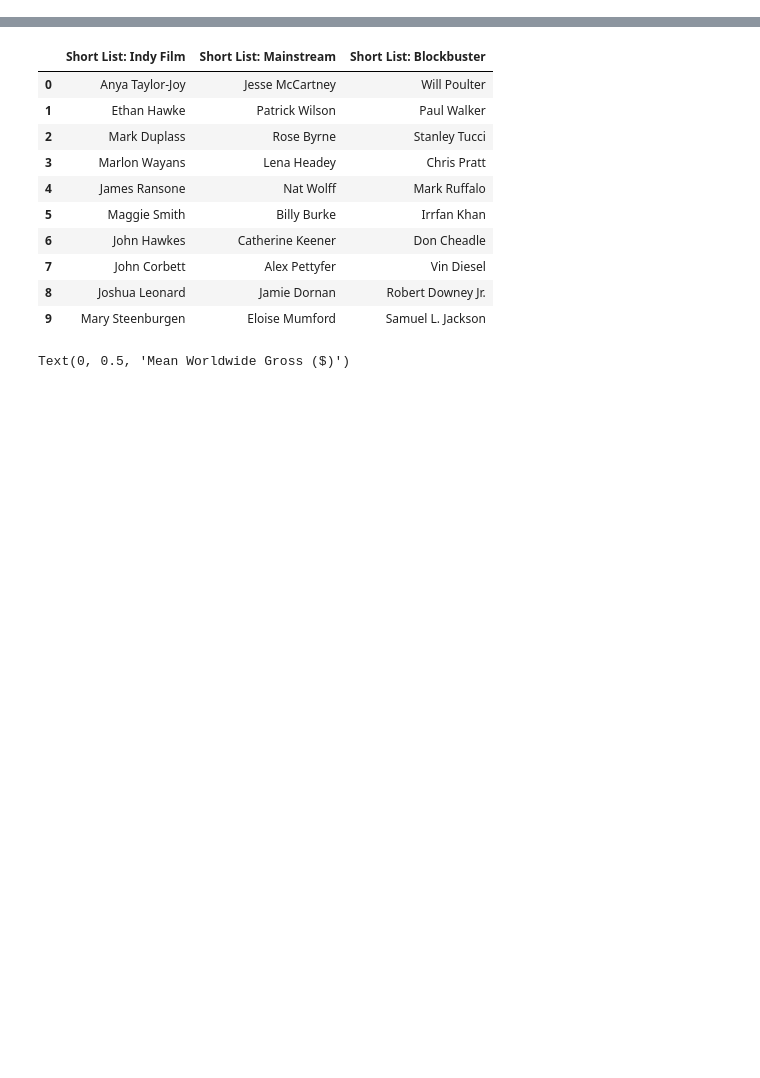
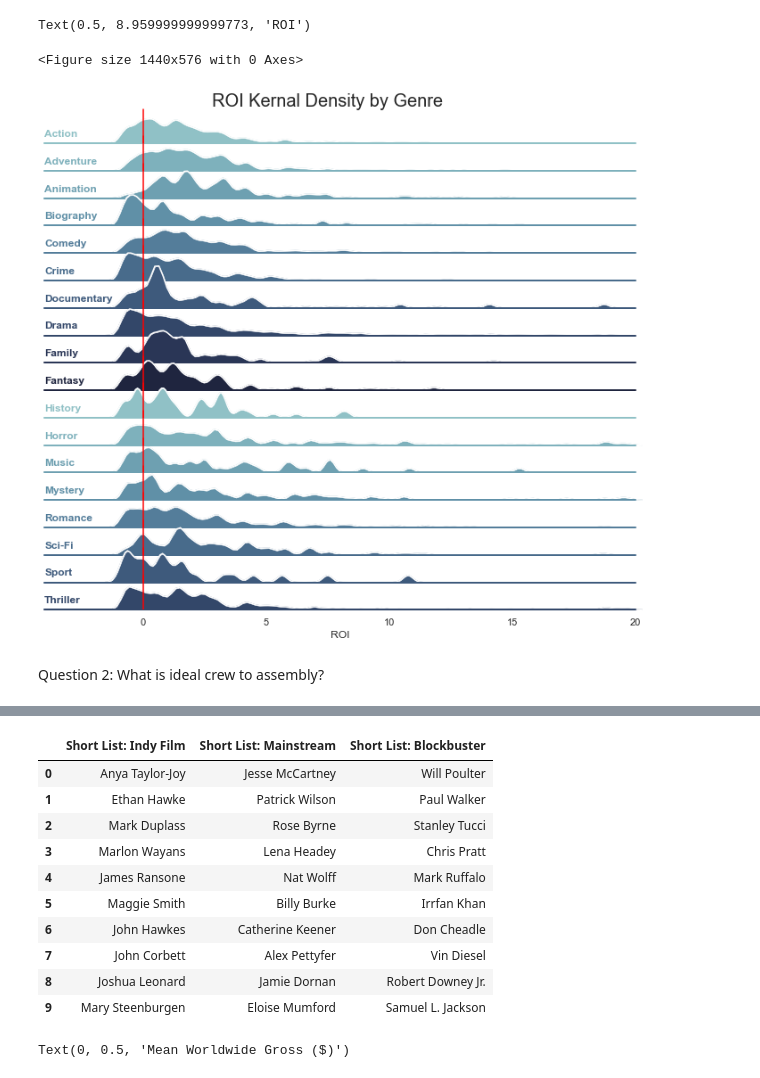
Before and after one commit to KyleDBetts/Project01, a Jupyter notebook: Movies_Project_KDB.ipynb, the cells around one changed output, grey strips where cells are left out. Saved outputs shown, nothing was run; the diff lists cells and outputs as text; code cells hidden in the pictures; blank space fills up the shorter version.

Commit message:
added documentation for first half

```diff
--- a/Movies_Project_KDB.ipynb
+++ b/Movies_Project_KDB.ipynb
@@ -299,0 +132,46 @@ See the caveats in the documentation: https://pandas.pydata.org/pandas-docs/stab
+# %%
+# It is helpful to plot all the genre KDEs on top of each other to compare odds of making a high ROI movie
+# Ridge plot documentation from: https://seaborn.pydata.org/examples/kde_ridgeplot
+plotdf = df_genre_f_dg[['genre', 'roi']]
+plotdf = plotdf.reset_index()
+
+plt.figure(figsize=(20,8))
+sns.set(style="white", rc={"axes.facecolor": (0, 0, 0, 0)})
+
+#Set palette and FacetGrid, from SNS documentation
+pal = sns.cubehelix_palette(10, rot=-.25, light=.7)
+g = sns.FacetGrid(plotdf, row="genre", hue="genre", aspect=20, height=.5, palette=pal)
+
+# Draw the densities in a few steps, from SNS documentation
+g.map(sns.kdeplot, "roi", clip_on=False, shade=True, alpha=1, lw=1, bw=.2)
+g.map(sns.kdeplot, "roi", clip_on=False, color="w", lw=1.5, bw=.2)
+g.map(plt.axhline, y=0, lw=2, clip_on=False)
+g.map(plt.axvline, x=0,ymin=-.10, ymax=.75, color='red', zorder =100, alpha = 1)
+
+# Define and use a simple function to label the plot in axes coordinates, from SNS documentation
+def label(x, color, label):
+    ax = plt.gca()
+    ax.text(0, .2, label, fontweight="bold", color=color,
+            ha="left", va="center", transform=ax.transAxes)
+
+g.map(label, "genre")
+
+# Set the subplots to overlap, from SNS documentation
+g.fig.subplots_adjust(hspace=-.4)
+g.set(ylim=(0, .5))
+g.set(xlim=(-4, 20))
+
+# Remove axes details that don't play well with overlap, from SNS documentation
+g.set_titles("")
+g.set(yticks=[])
+g.despine(bottom=True, left=True)
+plt.text(7.5, 5.5, 'ROI Kernal Density by Genre',
+         horizontalalignment='center',
+         fontsize=20)
+plt.xlabel('ROI')
+# %% [output]
+Text(0.5, 8.959999999999773, 'ROI')
+<Figure size 1440x576 with 0 Axes>
+[figure, added]
+# %% [markdown]
+Question 2: What is ideal crew to assembly?
```
Also changed, not shown: parts of 47 cells of this notebook.
